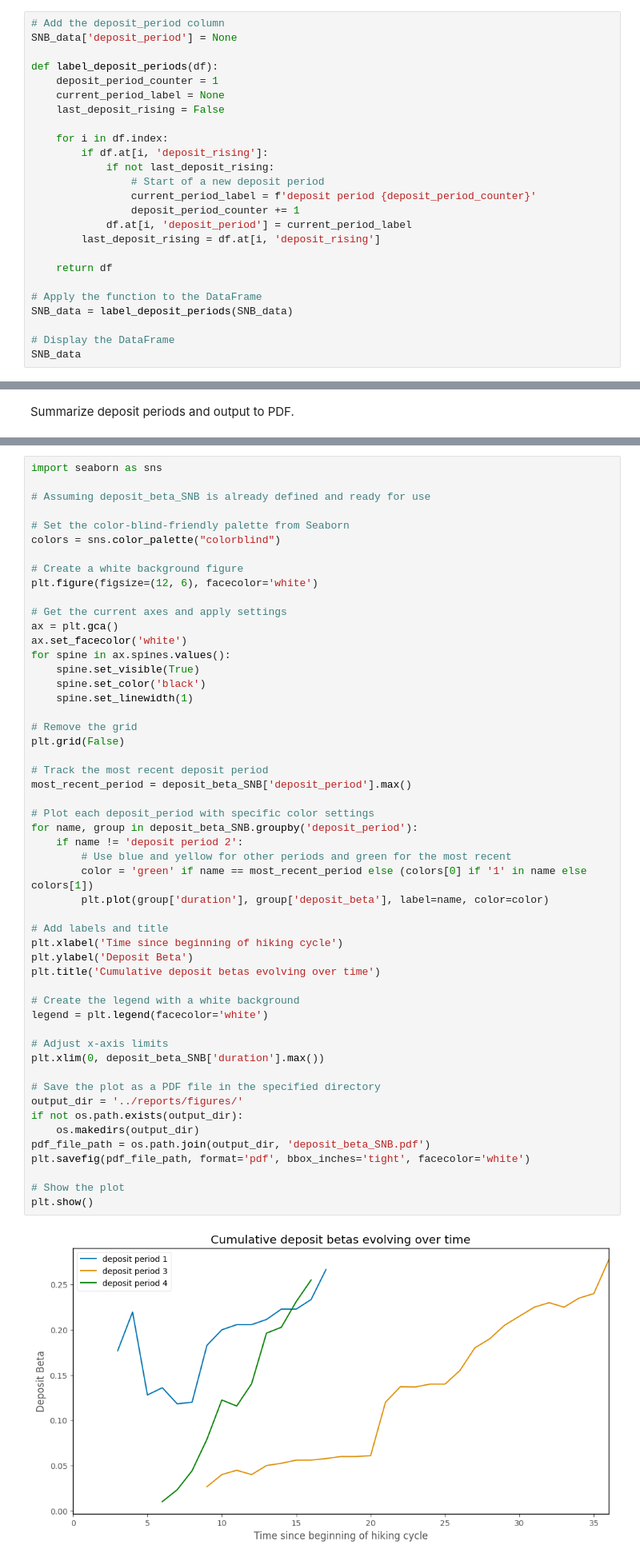
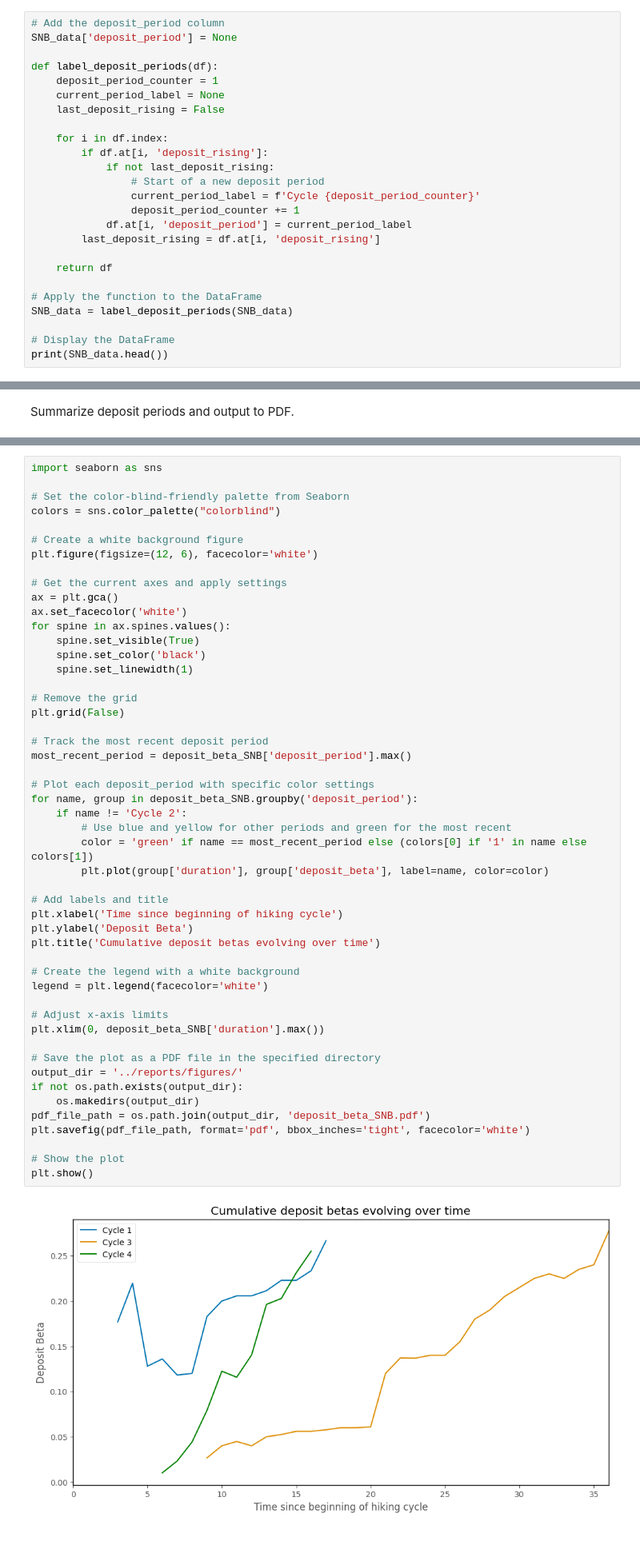
Before and after one commit to Butch78/Bank-Size-Central-Bank-Sensitivity, a Jupyter notebook: notebooks/snb-data-processing.ipynb, the cells around one changed output, grey strips where cells are left out. Shown at 80% size. Cells and saved outputs as stored; diff of their text form.

Commit message:
renamed deposit cycles to reflect in betas chart

```diff
--- a/notebooks/snb-data-processing.ipynb
+++ b/notebooks/snb-data-processing.ipynb
@@ -662,7 +593,7 @@ def label_deposit_periods(df):
         if df.at[i, 'deposit_rising']:
             if not last_deposit_rising:
                 # Start of a new deposit period
-                current_period_label = f'deposit period {deposit_period_counter}'
+                current_period_label = f'Cycle {deposit_period_counter}'
                 deposit_period_counter += 1
             df.at[i, 'deposit_period'] = current_period_label
         last_deposit_rising = df.at[i, 'deposit_rising']
@@ -673,5 +604,5 @@ def label_deposit_periods(df):
 SNB_data = label_deposit_periods(SNB_data)
 
 # Display the DataFrame
-SNB_data
+print(SNB_data.head())
 # %% [output]
@@ -821,7 +747,5 @@ deposit_beta_SNB
 # %%
 import seaborn as sns
-
-# Assuming deposit_beta_SNB is already defined and ready for use
 
 # Set the color-blind-friendly palette from Seaborn
 colors = sns.color_palette("colorblind")
@@ -843,32 +767,32 @@ plt.grid(False)
 # Track the most recent deposit period
 most_recent_period = deposit_beta_SNB['deposit_period'].max()
 
 # Plot each deposit_period with specific color settings
 for name, group in deposit_beta_SNB.groupby('deposit_period'):
-    if name != 'deposit period 2':
+    if name != 'Cycle 2':
         # Use blue and yellow for other periods and green for the most recent
         color = 'green' if name == most_recent_period else (colors[0] if '1' in name else colors[1])
         plt.plot(group['duration'], group['deposit_beta'], label=name, color=color)
 
 # Add labels and title
 plt.xlabel('Time since beginning of hiking cycle')
 plt.ylabel('Deposit Beta')
 plt.title('Cumulative deposit betas evolving over time')
 
 # Create the legend with a white background
 legend = plt.legend(facecolor='white')
 
 # Adjust x-axis limits
 plt.xlim(0, deposit_beta_SNB['duration'].max())
 
 # Save the plot as a PDF file in the specified directory
 output_dir = '../reports/figures/'
 if not os.path.exists(output_dir):
     os.makedirs(output_dir)
 pdf_file_path = os.path.join(output_dir, 'deposit_beta_SNB.pdf')
 plt.savefig(pdf_file_path, format='pdf', bbox_inches='tight', facecolor='white')
 
 # Show the plot
 plt.show()
 # %% [output]
-[figure, old version]
+[figure, new version]
```
Also changed, not shown: parts of 11 cells of this notebook, 2 other files.
